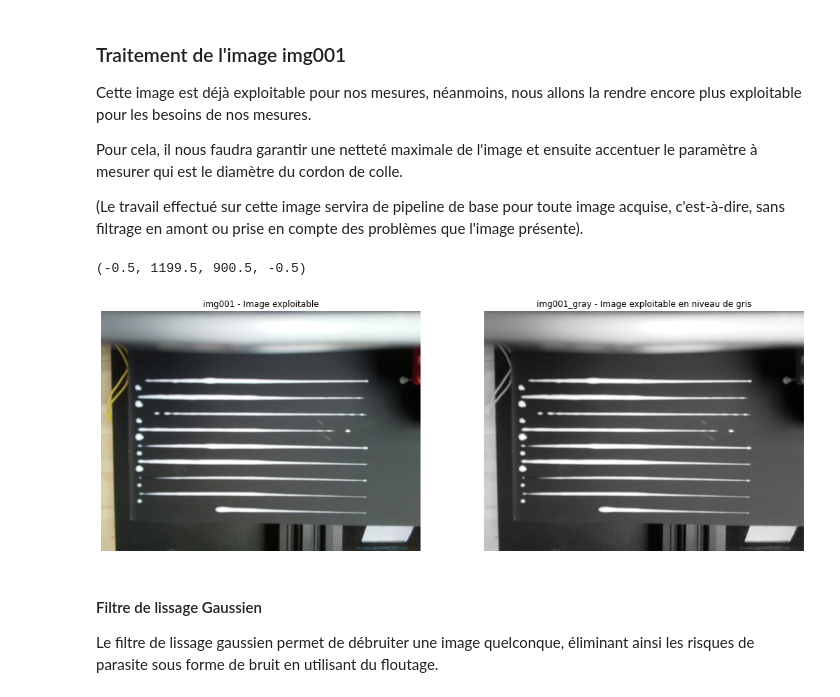
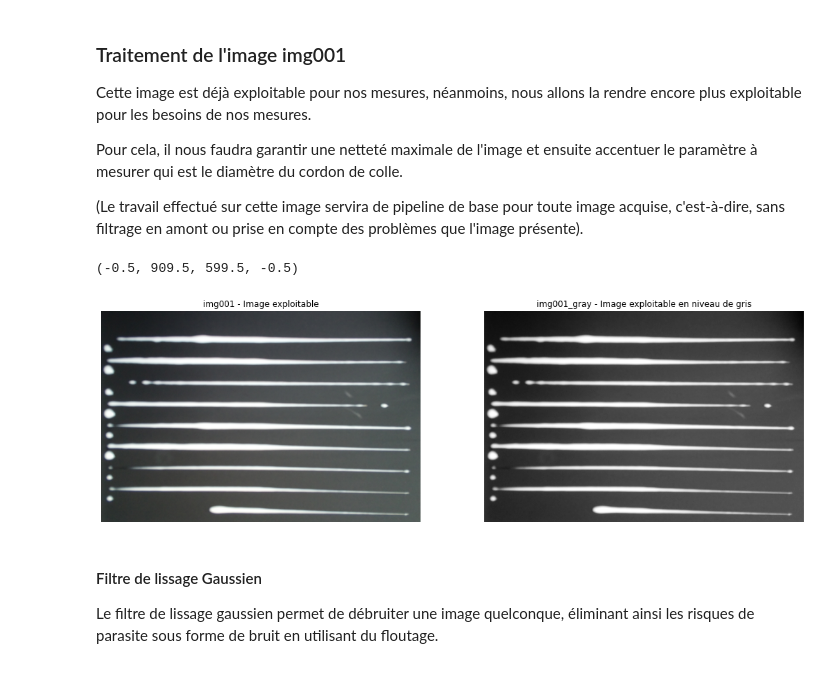
Before and after one commit to greg-ynx/Projet-Encolleuse-Image-Processing, a Jupyter notebook: images_processing.ipynb, the cells around one changed output. Drawn from its saved outputs; the diff is of its cells as text; code cells hidden in the pictures.

```diff
--- a/images_processing.ipynb
+++ b/images_processing.ipynb
@@ -57,21 +57,25 @@ import cv2
 # %%
 plt.figure(figsize=(18,12))
 # Image de base
 plt.subplot(1,2,1)
 img001 = imageio.imread('assets/img/raw/img001.jpg')
+img001 = img001[180:780, 120:1030]
+
 plt.title('img001 - Image exploitable')
 plt.imshow(img001)
 plt.axis('off')
 
 # Image en niveau de gris
 plt.subplot(1,2,2)
 img001_gray = imageio.imread('assets/img/raw/img001.jpg', pilmode='F')
+img001_gray = img001_gray[180:780, 120:1030]
+
 plt.title('img001_gray - Image exploitable en niveau de gris')
 plt.imshow(img001_gray, cmap='gray')
 plt.axis('off')
 # %% [output]
-(-0.5, 1199.5, 900.5, -0.5)
+(-0.5, 909.5, 599.5, -0.5)
-[figure, old version]
+[figure, new version]
 # %% [markdown]
 #### Filtre de lissage Gaussien
 Le filtre de lissage gaussien permet de débruiter une image quelconque, éliminant ainsi les risques de parasite sous forme de bruit en utilisant du floutage.
```
Also changed, not shown: parts of 7 cells of this notebook.
